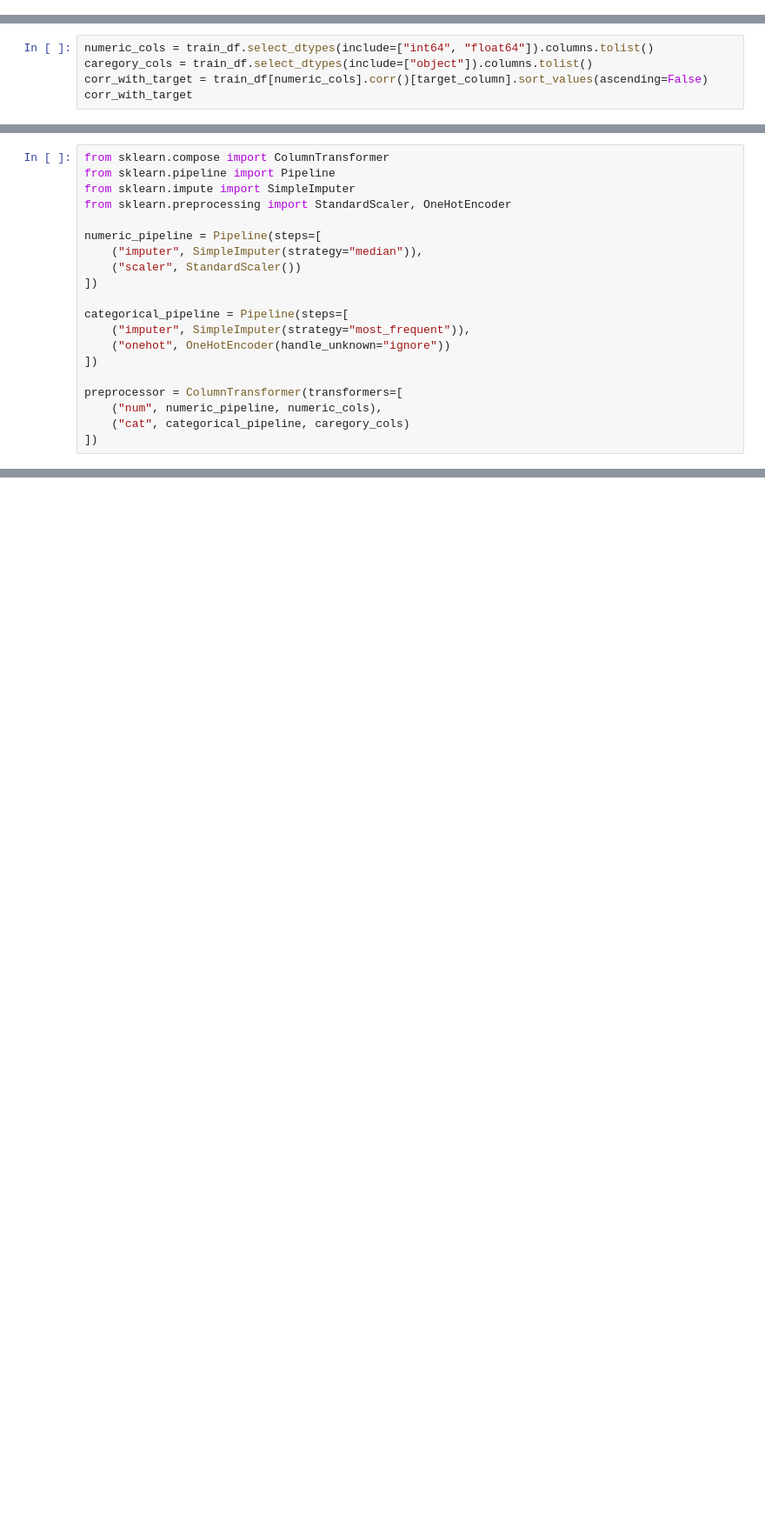
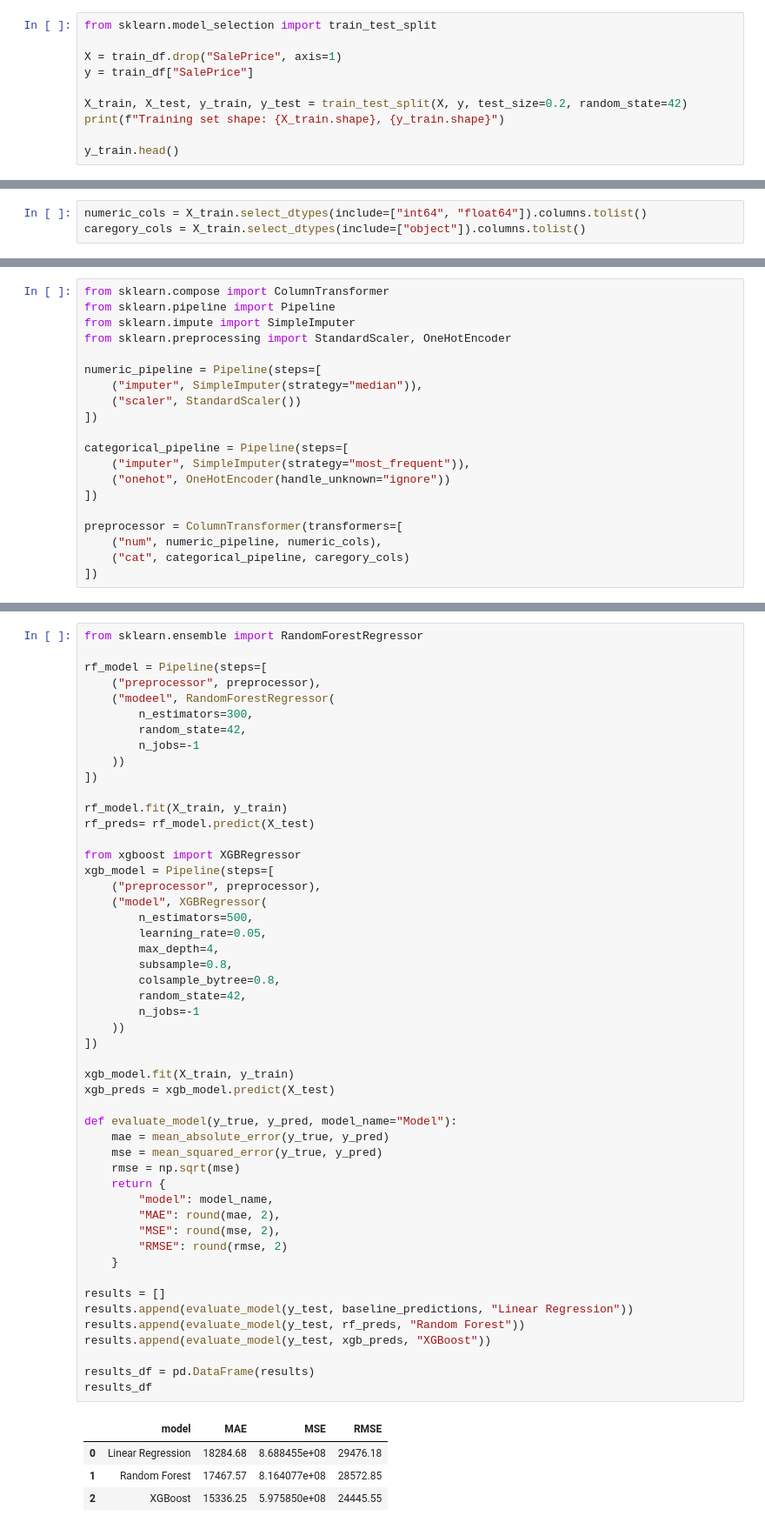
Before and after one commit to rahuljeyaraj/HousePricePredictionPipeline, a Jupyter notebook: notebooks/exploratory copy.ipynb, the cells around one changed output, grey strips where cells are left out. Shown at 87% size. Cells and saved outputs as stored; diff of their text form; blank space fills up the shorter version.

Commit message:
Cleanedup model creation notebook

```diff
--- a/notebooks/01_get_data.ipynb
+++ b/notebooks/exploratory copy.ipynb
@@ -63,3 +63,13 @@ GarageQual        81
 GarageFinish      81
 GarageType        81
 dtype: int64
+# %%
+from sklearn.model_selection import train_test_split
+
+X = train_df.drop("SalePrice", axis=1)
+y = train_df["SalePrice"]
+
+X_train, X_test, y_train, y_test = train_test_split(X, y, test_size=0.2, random_state=42)
+print(f"Training set shape: {X_train.shape}, {y_train.shape}")
+
+y_train.head()
@@ -66,5 +84,3 @@ dtype: int64
 # %%
-numeric_cols = train_df.select_dtypes(include=["int64", "float64"]).columns.tolist()
-caregory_cols = train_df.select_dtypes(include=["object"]).columns.tolist()
-corr_with_target = train_df[numeric_cols].corr()[target_column].sort_values(ascending=False)
-corr_with_target
+numeric_cols = X_train.select_dtypes(include=["int64", "float64"]).columns.tolist()
+caregory_cols = X_train.select_dtypes(include=["object"]).columns.tolist()
@@ -144,0 +129,55 @@ ValueError: A given column is not a column of the dataframe
+# %%
+from sklearn.ensemble import RandomForestRegressor
+
+rf_model = Pipeline(steps=[
+    ("preprocessor", preprocessor),
+    ("modeel", RandomForestRegressor(
+        n_estimators=300,
+        random_state=42,
+        n_jobs=-1
+    ))
+])
+
+rf_model.fit(X_train, y_train)
+rf_preds= rf_model.predict(X_test)
+
+from xgboost import XGBRegressor
+xgb_model = Pipeline(steps=[
+    ("preprocessor", preprocessor),
+    ("model", XGBRegressor(
+        n_estimators=500,
+        learning_rate=0.05,
+        max_depth=4,
+        subsample=0.8,
+        colsample_bytree=0.8,
+        random_state=42,
+        n_jobs=-1
+    ))
+])
+
+xgb_model.fit(X_train, y_train)
+xgb_preds = xgb_model.predict(X_test)
+
+def evaluate_model(y_true, y_pred, model_name="Model"):
+    mae = mean_absolute_error(y_true, y_pred)
+    mse = mean_squared_error(y_true, y_pred)
+    rmse = np.sqrt(mse)
+    return {
+        "model": model_name,
+        "MAE": round(mae, 2),
+        "MSE": round(mse, 2),
+        "RMSE": round(rmse, 2)
+    }
+
+results = []
+results.append(evaluate_model(y_test, baseline_predictions, "Linear Regression"))
+results.append(evaluate_model(y_test, rf_preds, "Random Forest"))
+results.append(evaluate_model(y_test, xgb_preds, "XGBoost"))
+
+results_df = pd.DataFrame(results)
+results_df
+# %% [output]
+|  | model | MAE | MSE | RMSE |
+| 0 | Linear Regression | 18284.68 | 8.688455e+08 | 29476.18 |
+| 1 | Random Forest | 17467.57 | 8.164077e+08 | 28572.85 |
+| 2 | XGBoost | 15336.25 | 5.975850e+08 | 24445.55 |
```
Also changed, not shown: parts of 7 cells of this notebook, 1 other file.
